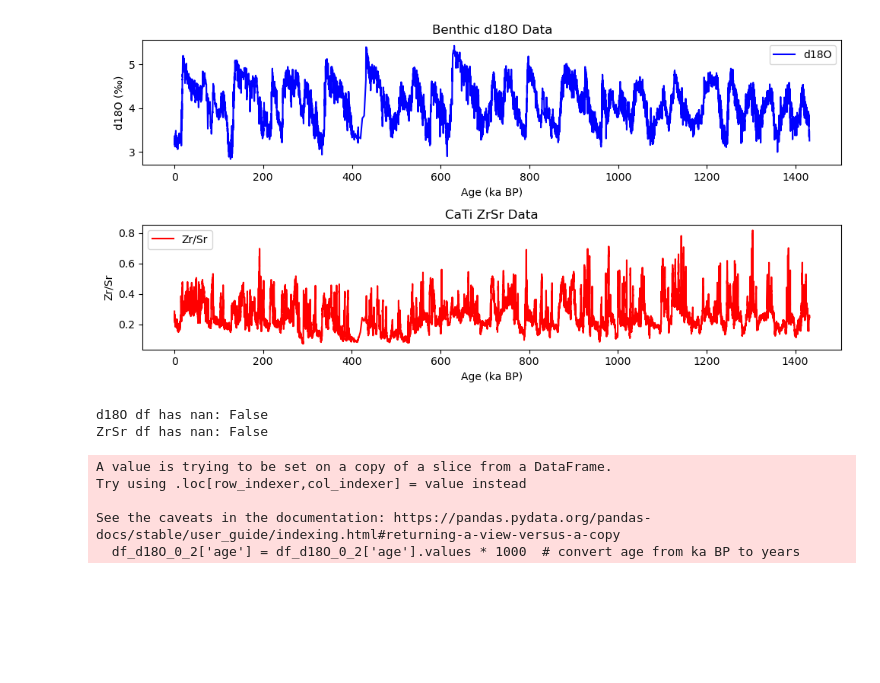
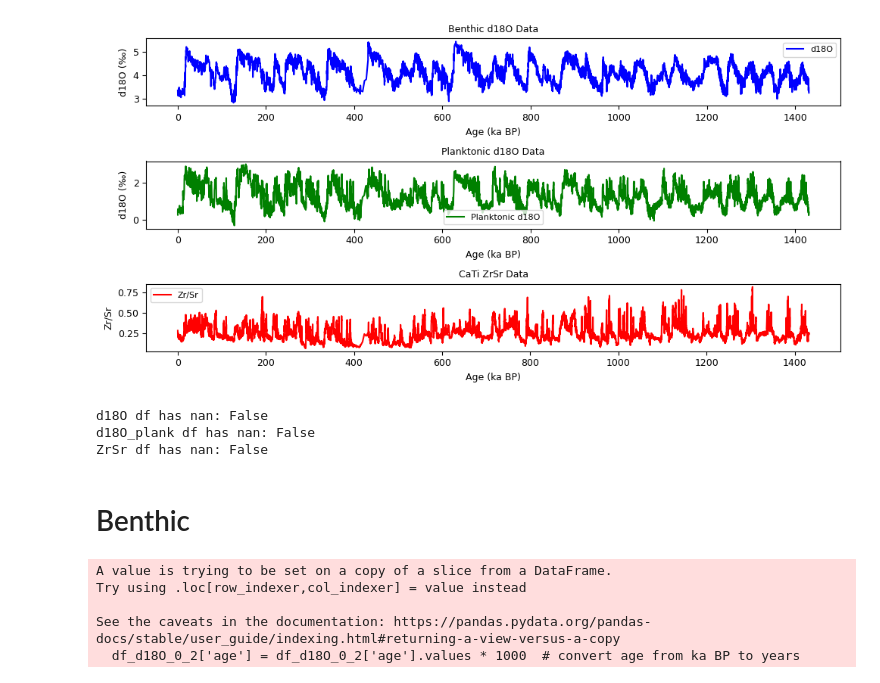
Before and after one commit to Peisong-Zheng/bipolar_seesaw_CCM, a Jupyter notebook: David_repeat.ipynb, the cells around one changed output. Drawn from its saved outputs; the diff is of its cells as text; code cells hidden in the pictures; blank space fills up the shorter version.

```diff
--- a/David_repeat.ipynb
+++ b/David_repeat.ipynb
@@ -7,13 +7,14 @@ df_d18O = pd.read_csv(
     sep='\t',
     skiprows=29
 )
+''
+# read MD01-2444_339-U1385_combined_G_bulloides.tab
+df_d18O_plank=pd.read_csv(r'D:\VScode\bipolar_seesaw_CCM\David_data\MD01-2444_339-U1385_combined_G_bulloides.tab',
+    sep='\t',
+    skiprows=30
+)
 
-# Read the CaTi ZrSr data, skipping the first 28 rows
-# df_ZrSr = pd.read_csv(
-#     r'D:\VScode\bipolar_seesaw_CCM\David_data\MD01-2444_CaTi_ZrSr.tab',
-#     sep='\t',
-#     skiprows=28
-# )
+
 df_ZrSr = pd.read_csv(
     r'D:\VScode\bipolar_seesaw_CCM\David_data\339-U1385_CaTi_ZrSr_ABDE_Splice.tab',
     sep='\t',
@@ -23,40 +24,57 @@ df_ZrSr = pd.read_csv(
 df_d18O = df_d18O[['Age [ka BP] (Hybrid Age)', 'δ18O [‰] (mixed species corrected to Uv...)']]
 df_d18O.columns = ['age', 'd18O']
 
+# for df_d18O_plank, only keep the columns 'Age [ka BP] (Hybrid Age)' and 'G. bulloides δ18O [‰ PDB] (vs. VPDB, Mass spectrometer, ...)' please rename them to 'age' and 'd18O'
+df_d18O_plank = df_d18O_plank[['Age [ka BP] (Hybrid Age)', 'G. bulloides δ18O [‰ PDB] (vs. VPDB, Mass spectrometer, ...)']]
+df_d18O_plank.columns = ['age', 'd18O']
+
 # for df_ZrSr, only keep the columns 'Age [ka BP] (Hybrid Age)' and 'Zr/Sr (X-ray fluorescence Avaatech c...)' please rename them to 'age' and 'ZrSr'
 df_ZrSr = df_ZrSr[['Age [ka BP] (Hybrid Age)', 'Zr/Sr (X-ray fluorescence Avaatech c...)']]
 df_ZrSr.columns = ['age', 'ZrSr']
 
 # plot the two df
 import matplotlib.pyplot as plt
 
 plt.figure(figsize=(10, 5))
-plt.subplot(2, 1, 1)
+plt.subplot(3, 1, 1)
 plt.plot(df_d18O['age'], df_d18O['d18O'], label='d18O', color='blue')
 plt.xlabel('Age (ka BP)')
 plt.ylabel('d18O (‰)')
 plt.title('Benthic d18O Data')
 plt.legend()
-plt.subplot(2, 1, 2)
+
+plt.subplot(3, 1, 2)
+plt.plot(df_d18O_plank['age'], df_d18O_plank['d18O'], label='Planktonic d18O', color='green')
+plt.xlabel('Age (ka BP)')
+plt.ylabel('d18O (‰)')
+plt.title('Planktonic d18O Data')
+plt.legend()
+
+plt.subplot(3, 1, 3)
 plt.plot(df_ZrSr['age'], df_ZrSr['ZrSr'], label='Zr/Sr', color='red')
 plt.xlabel('Age (ka BP)')
 plt.ylabel('Zr/Sr')
 plt.title('CaTi ZrSr Data')
 plt.legend()
 plt.tight_layout()
 plt.show()
 
 # drop nan
 df_d18O = df_d18O.dropna()
+df_d18O_plank = df_d18O_plank.dropna()
 df_ZrSr = df_ZrSr.dropna()
 
 # print whther there is nan in the two df
 print('d18O df has nan:', df_d18O.isnull().values.any())
+print('d18O_plank df has nan:', df_d18O_plank.isnull().values.any())
 print('ZrSr df has nan:', df_ZrSr.isnull().values.any())
 # %% [output]
-[figure, old version]
+[figure, new version]
 d18O df has nan: False
+d18O_plank df has nan: False
 ZrSr df has nan: False
+# %% [markdown]
+# Benthic
 # %%
 from toolbox import sq_ana as sa
 import importlib
```
Also changed, not shown: parts of 5 cells of this notebook, 15 other files.
